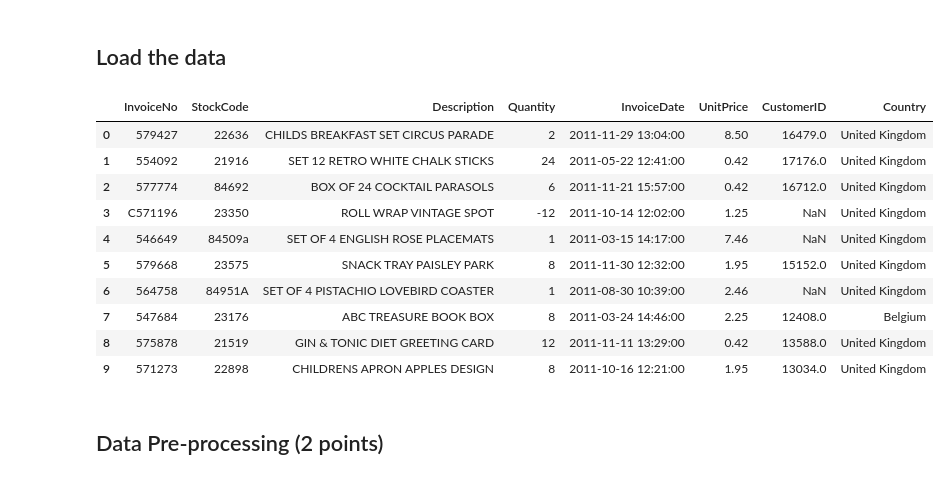
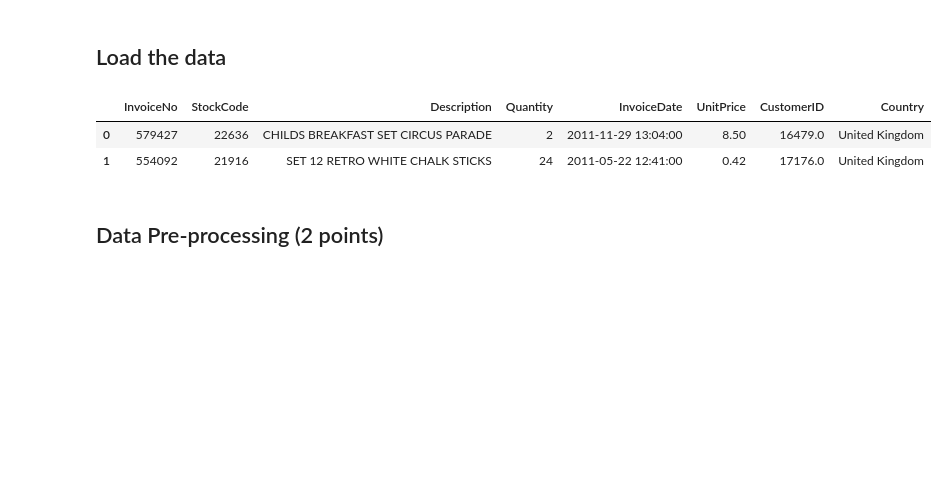
Before and after one commit to vchandraiitk/PokerCardGame, a Jupyter notebook: Vikas_M3_NB_MiniProject_5_Customer_Segmentation_Kmeans.ipynb, the cells around one changed output. Saved outputs shown, nothing was run; the diff lists cells and outputs as text; code cells hidden in the pictures; blank space fills up the shorter version.

```diff
--- a/Vikas_M3_NB_MiniProject_5_Customer_Segmentation_Kmeans.ipynb
+++ b/Vikas_M3_NB_MiniProject_5_Customer_Segmentation_Kmeans.ipynb
@@ -73,19 +73,11 @@ from sklearn.cluster import DBSCAN
 # %%
 # YOUR CODE HERE
 df_retail = pd.read_csv("Online_Retail_Train.csv")
-df_retail.head(10)
+df_retail.head(2)
 # %% [output]
 |  | InvoiceNo | StockCode | Description | Quantity | InvoiceDate | UnitPrice | CustomerID | Country |
 | 0 | 579427 | 22636 | CHILDS BREAKFAST SET CIRCUS PARADE | 2 | 2011-11-29 13:04:00 | 8.50 | 16479.0 | United Kingdom |
 | 1 | 554092 | 21916 | SET 12 RETRO WHITE CHALK STICKS | 24 | 2011-05-22 12:41:00 | 0.42 | 17176.0 | United Kingdom |
-| 2 | 577774 | 84692 | BOX OF 24 COCKTAIL PARASOLS | 6 | 2011-11-21 15:57:00 | 0.42 | 16712.0 | United Kingdom |
-| 3 | C571196 | 23350 | ROLL WRAP VINTAGE SPOT | -12 | 2011-10-14 12:02:00 | 1.25 | NaN | United Kingdom |
-| 4 | 546649 | 84509a | SET OF 4 ENGLISH ROSE PLACEMATS | 1 | 2011-03-15 14:17:00 | 7.46 | NaN | United Kingdom |
-| 5 | 579668 | 23575 | SNACK TRAY PAISLEY PARK | 8 | 2011-11-30 12:32:00 | 1.95 | 15152.0 | United Kingdom |
-| 6 | 564758 | 84951A | SET OF 4 PISTACHIO LOVEBIRD COASTER | 1 | 2011-08-30 10:39:00 | 2.46 | NaN | United Kingdom |
-| 7 | 547684 | 23176 | ABC TREASURE BOOK BOX | 8 | 2011-03-24 14:46:00 | 2.25 | 12408.0 | Belgium |
-| 8 | 575878 | 21519 | GIN & TONIC DIET GREETING CARD | 12 | 2011-11-11 13:29:00 | 0.42 | 13588.0 | United Kingdom |
-| 9 | 571273 | 22898 | CHILDRENS APRON APPLES DESIGN | 8 | 2011-10-16 12:21:00 | 1.95 | 13034.0 | United Kingdom |
 # %% [markdown]
 ## Data Pre-processing (2 points)
 # %% [markdown]
```
Also changed, not shown: parts of 27 cells of this notebook.
